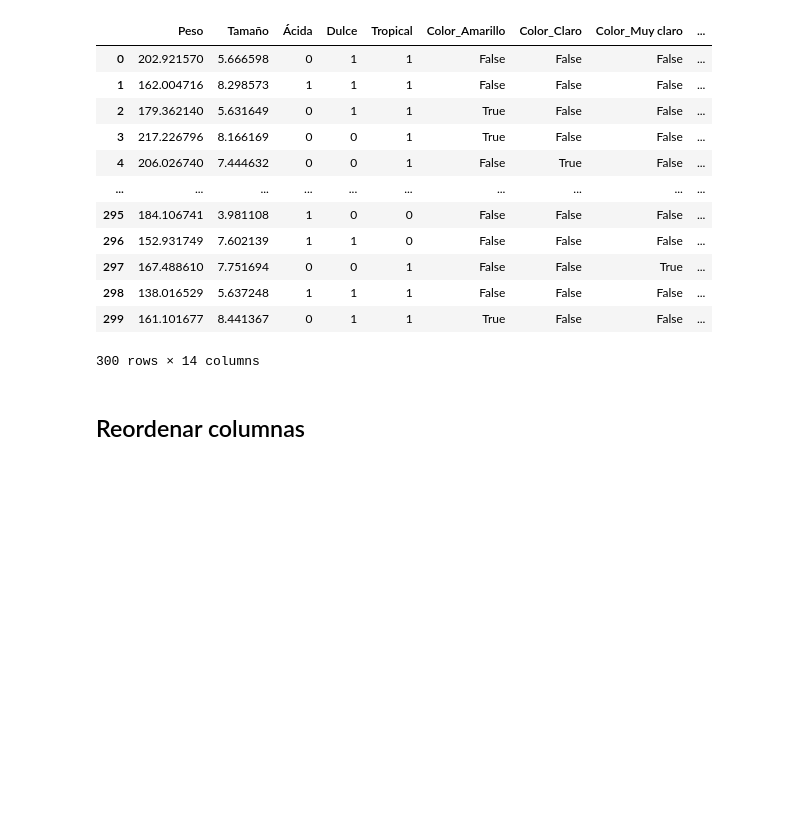
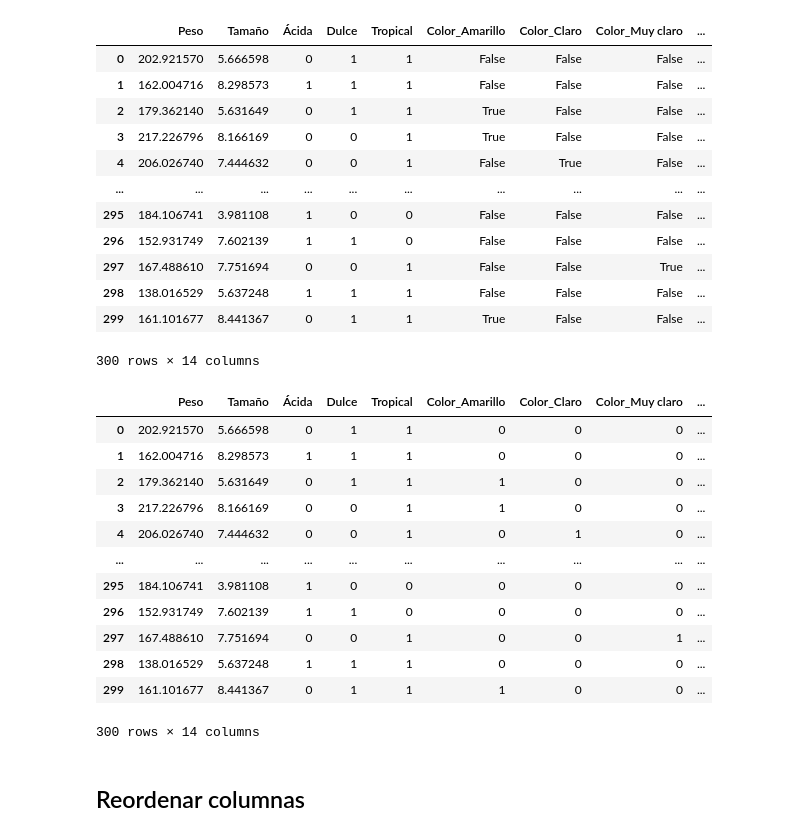
Before and after one commit to benjokapu/tpNNavanzadoIA, a Jupyter notebook: main.ipynb, the cells around one changed output. Cells and saved outputs as stored; diff of their text form; code cells hidden in the pictures; blank space fills up the shorter version.

```diff
--- a/main.ipynb
+++ b/main.ipynb
@@ -115,6 +114,24 @@ frutas
 | 298 | 138.016529 | 5.637248 | 1 | 1 | 1 | False | False | False | ... |
 | 299 | 161.101677 | 8.441367 | 0 | 1 | 1 | True | False | False | ... |
 300 rows × 14 columns
+# %%
+frutas.replace({True: 1, False: 0}, inplace=True)
+
+frutas
+# %% [output]
+|  | Peso | Tamaño | Ácida | Dulce | Tropical | Color_Amarillo | Color_Claro | Color_Muy claro | ... |
+| 0 | 202.921570 | 5.666598 | 0 | 1 | 1 | 0 | 0 | 0 | ... |
+| 1 | 162.004716 | 8.298573 | 1 | 1 | 1 | 0 | 0 | 0 | ... |
+| 2 | 179.362140 | 5.631649 | 0 | 1 | 1 | 1 | 0 | 0 | ... |
+| 3 | 217.226796 | 8.166169 | 0 | 0 | 1 | 1 | 0 | 0 | ... |
+| 4 | 206.026740 | 7.444632 | 0 | 0 | 1 | 0 | 1 | 0 | ... |
+| ... | ... | ... | ... | ... | ... | ... | ... | ... | ... |
+| 295 | 184.106741 | 3.981108 | 1 | 0 | 0 | 0 | 0 | 0 | ... |
+| 296 | 152.931749 | 7.602139 | 1 | 1 | 0 | 0 | 0 | 0 | ... |
+| 297 | 167.488610 | 7.751694 | 0 | 0 | 1 | 0 | 0 | 1 | ... |
+| 298 | 138.016529 | 5.637248 | 1 | 1 | 1 | 0 | 0 | 0 | ... |
+| 299 | 161.101677 | 8.441367 | 0 | 1 | 1 | 1 | 0 | 0 | ... |
+300 rows × 14 columns
 # %% [markdown]
 ## Reordenar columnas
 # %%
```
Also changed, not shown: parts of 8 cells of this notebook.
